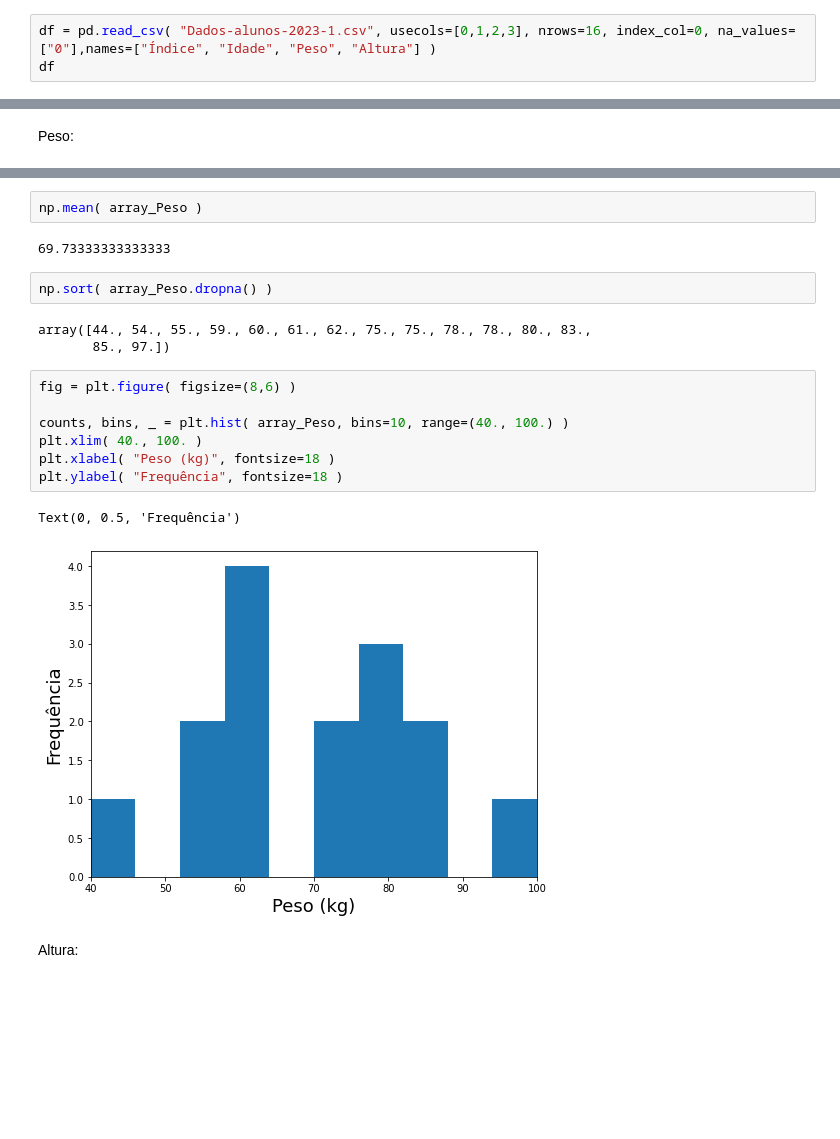
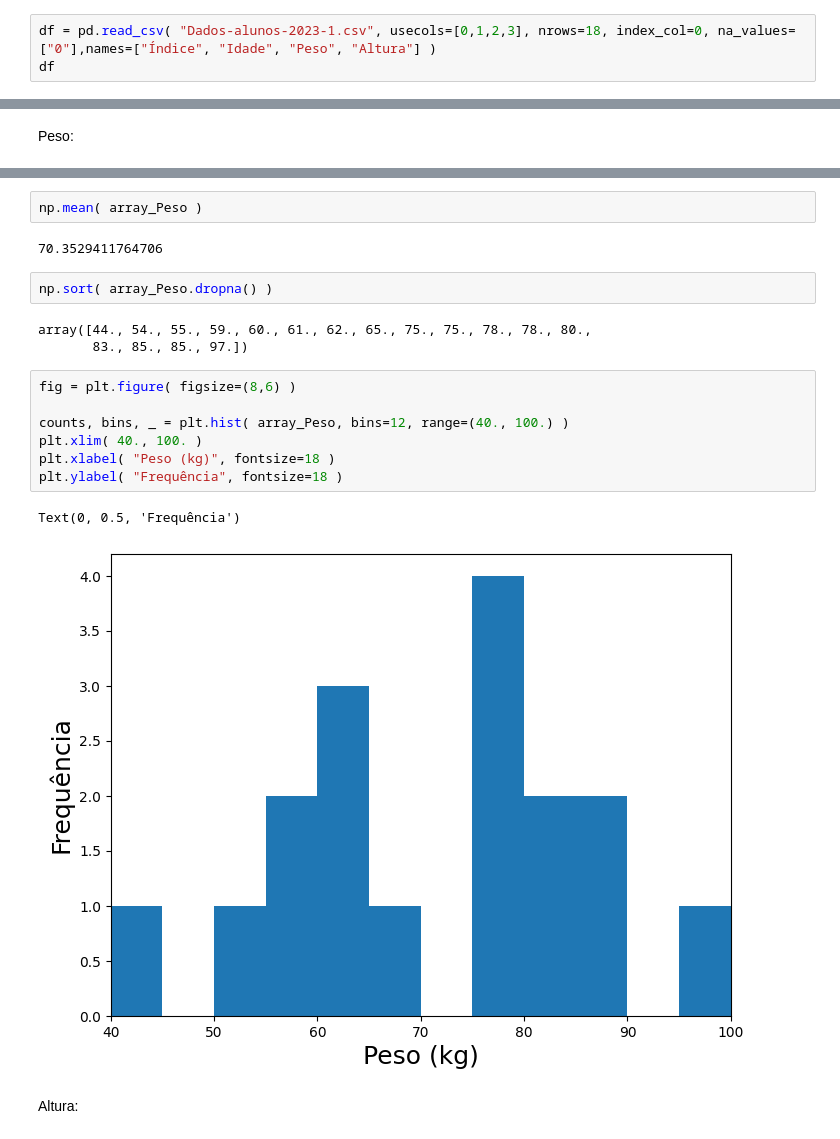
Before and after one commit to elizamelo/FisicaGeral, a Jupyter notebook: Aula01_Dados_da_Turma_2023.ipynb, the cells around one changed output, grey strips where cells are left out. Drawn from its saved outputs; the diff is of its cells as text; blank space fills up the shorter version.

```diff
--- a/Aula01_Dados_da_Turma_2023.ipynb
+++ b/Aula01_Dados_da_Turma_2023.ipynb
@@ -33,5 +21,5 @@ Tabela de idades, pesos e alturas:
 # %%
-df = pd.read_csv( "Dados-alunos-2023-1.csv", usecols=[0,1,2,3], nrows=16, index_col=0, na_values=["0"],names=["Índice", "Idade", "Peso", "Altura"] )
+df = pd.read_csv( "Dados-alunos-2023-1.csv", usecols=[0,1,2,3], nrows=18, index_col=0, na_values=["0"],names=["Índice", "Idade", "Peso", "Altura"] )
 df
 # %% [output]
 |  | Idade | Peso | Altura |
@@ -143,22 +135,22 @@ Name: Peso, dtype: float64
 # %%
 np.mean( array_Peso )
 # %% [output]
-69.73333333333333
+70.3529411764706
 # %%
 np.sort( array_Peso.dropna() )
 # %% [output]
-array([44., 54., 55., 59., 60., 61., 62., 75., 75., 78., 78., 80., 83.,
-       85., 97.])
+array([44., 54., 55., 59., 60., 61., 62., 65., 75., 75., 78., 78., 80.,
+       83., 85., 85., 97.])
 # %%
 fig = plt.figure( figsize=(8,6) )
 
-counts, bins, _ = plt.hist( array_Peso, bins=10, range=(40., 100.) )
+counts, bins, _ = plt.hist( array_Peso, bins=12, range=(40., 100.) )
 plt.xlim( 40., 100. )
 plt.xlabel( "Peso (kg)", fontsize=18 )
 plt.ylabel( "Frequência", fontsize=18 )
 # %% [output]
 Text(0, 0.5, 'Frequência')
-[figure, old version]
+[figure, new version]
 # %% [markdown]
 Altura:
 # %%
```
Also changed, not shown: parts of 41 cells of this notebook.
